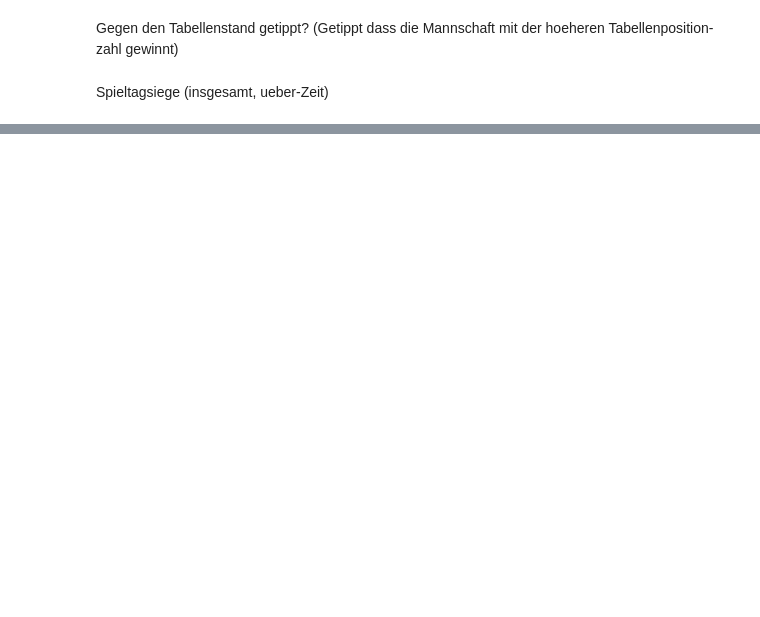
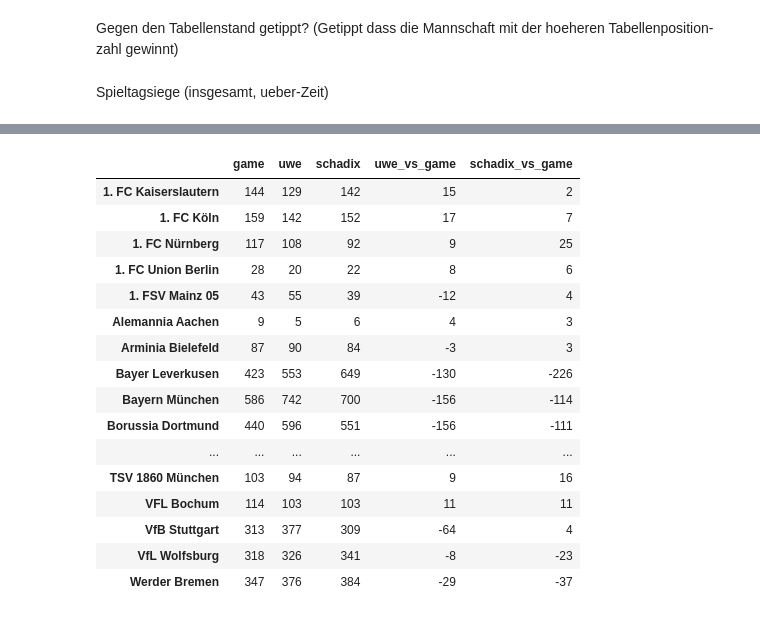
Before and after one commit to Schadix/biertoto_python, a Jupyter notebook: biertoto.ipynb, the cells around one changed output, grey strips where cells are left out. Cells and saved outputs as stored; diff of their text form; code cells hidden in the pictures; blank space fills up the shorter version.

```diff
--- a/biertoto.ipynb
+++ b/biertoto.ipynb
@@ -740,0 +773,6 @@ df.groupby('Heim')
+# %%
+win_teams_heim_uwe = df[df.tendenz_uwe == 'H']['Heim']
+win_teams_heim_uwe = win_teams_heim_uwe.rename('Team')
+win_teams_gast_uwe = df[df.tendenz_uwe == 'A']['Gast']
+win_teams_gast_uwe = win_teams_gast_uwe.rename('Team')
+win_teams_uwe = win_teams_heim_uwe.append(win_teams_gast_uwe)
@@ -740,0 +799,6 @@ df.groupby('Heim')
+# %%
+win_teams_heim_schadix = df[df.tendenz_schadix == 'H']['Heim']
+win_teams_heim_schadix= win_teams_heim_schadix.rename('Team')
+win_teams_gast_schadix = df[df.tendenz_schadix == 'A']['Gast']
+win_teams_gast_schadix = win_teams_gast_schadix.rename('Team')
+win_teams_schadix = win_teams_heim_schadix.append(win_teams_gast_schadix)
@@ -740,0 +825,25 @@ df.groupby('Heim')
+# %%
+all_wins = pd.DataFrame({'game': win_teams.value_counts(), 'uwe': win_teams_uwe.value_counts(), 'schadix':win_teams_schadix.value_counts()})
+# %%
+all_wins['uwe_vs_game'] = all_wins['game']-all_wins['uwe']
+all_wins['schadix_vs_game'] = all_wins['game']-all_wins['schadix']
+# %%
+all_wins
+# %% [output]
+|  | game | uwe | schadix | uwe_vs_game | schadix_vs_game |
+| 1. FC Kaiserslautern | 144 | 129 | 142 | 15 | 2 |
+| 1. FC Köln | 159 | 142 | 152 | 17 | 7 |
+| 1. FC Nürnberg | 117 | 108 | 92 | 9 | 25 |
+| 1. FC Union Berlin | 28 | 20 | 22 | 8 | 6 |
+| 1. FSV Mainz 05 | 43 | 55 | 39 | -12 | 4 |
+| Alemannia Aachen | 9 | 5 | 6 | 4 | 3 |
+| Arminia Bielefeld | 87 | 90 | 84 | -3 | 3 |
+| Bayer Leverkusen | 423 | 553 | 649 | -130 | -226 |
+| Bayern München | 586 | 742 | 700 | -156 | -114 |
+| Borussia Dortmund | 440 | 596 | 551 | -156 | -111 |
+| ... | ... | ... | ... | ... | ... |
+| TSV 1860 München | 103 | 94 | 87 | 9 | 16 |
+| VFL Bochum | 114 | 103 | 103 | 11 | 11 |
+| VfB Stuttgart | 313 | 377 | 309 | -64 | 4 |
+| VfL Wolfsburg | 318 | 326 | 341 | -8 | -23 |
+| Werder Bremen | 347 | 376 | 384 | -29 | -37 |
```
Also changed, not shown: parts of 65 cells of this notebook.
